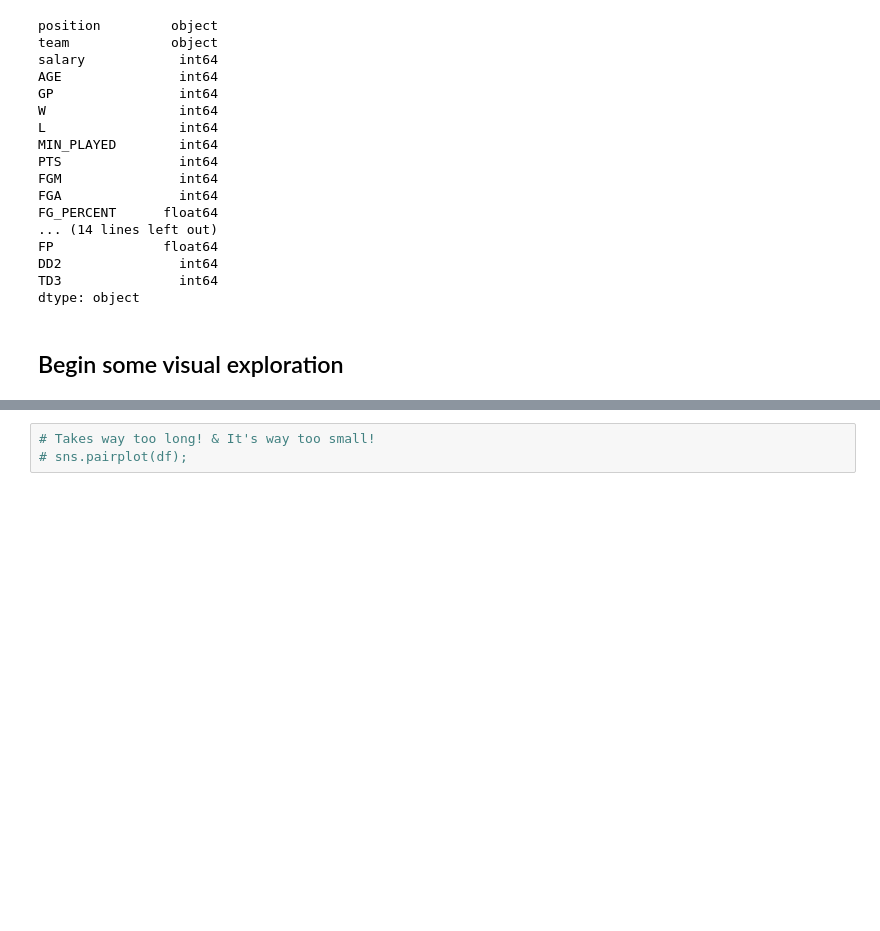
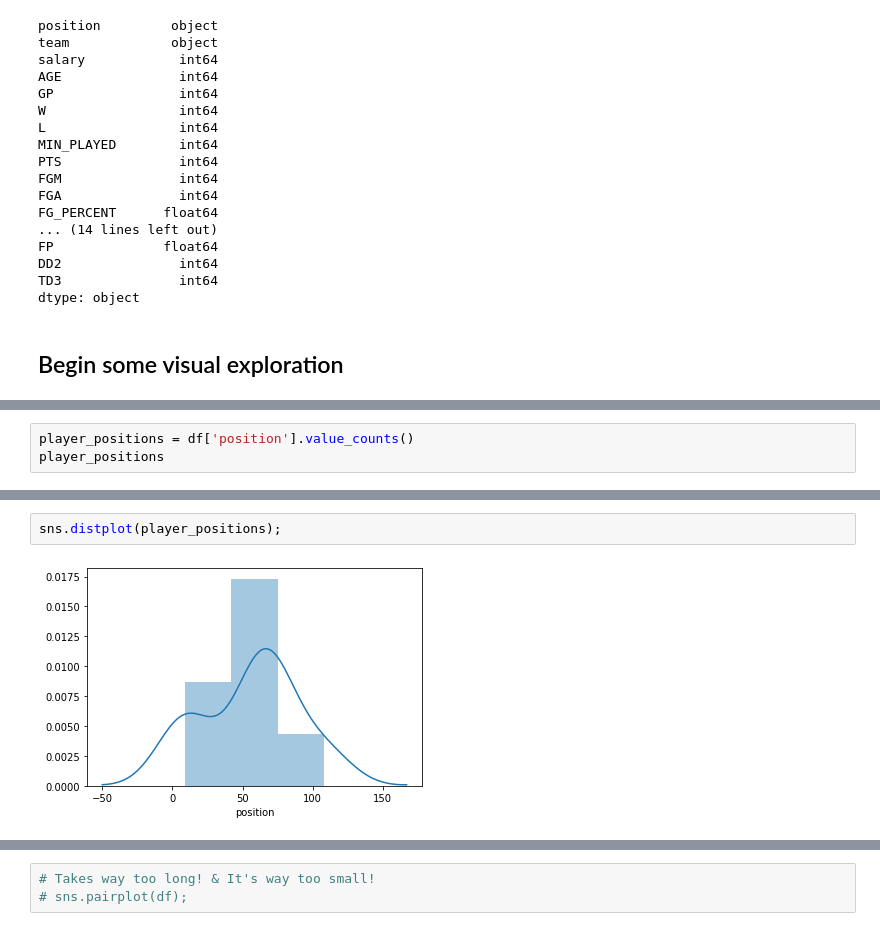
Before and after one commit to jacobpad/jacobpad.github.io, a Jupyter notebook: data/U2_Project_NBA.ipynb, the cells around one changed output, grey strips where cells are left out. Drawn from its saved outputs; the diff is of its cells as text; blank space fills up the shorter version.

```diff
--- a/data/U2_Project_NBA.ipynb
+++ b/data/U2_Project_NBA.ipynb
@@ -268,0 +277,3 @@ profile
+# %%
+player_positions = df['position'].value_counts()
+player_positions
@@ -269,3 +289,7 @@ profile
+# %%
+sns.distplot(player_positions);
+# %% [output]
+[figure, added]
 # %%
 # See the salary
 sns.distplot(df['salary'], bins=40);
```
Also changed, not shown: parts of 60 cells of this notebook.
